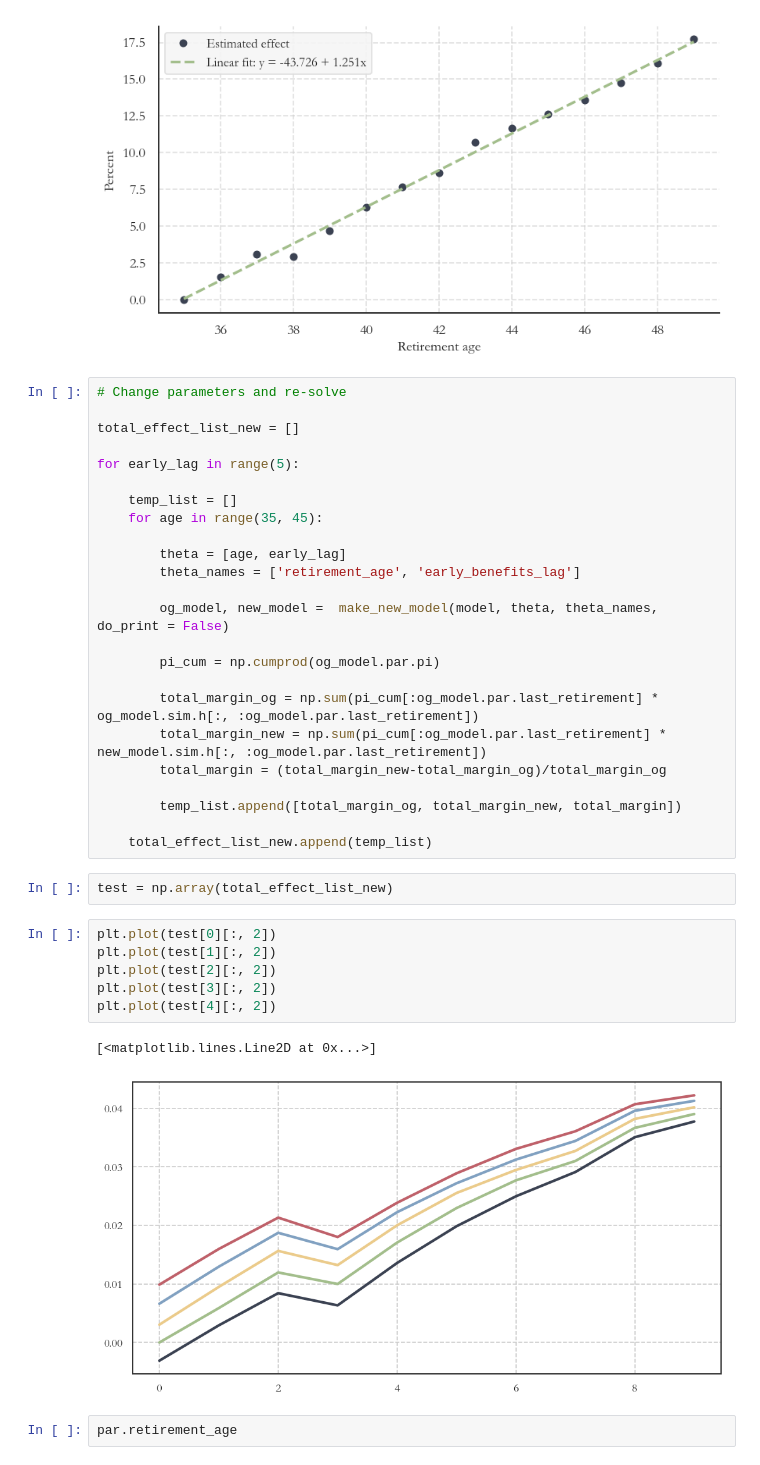
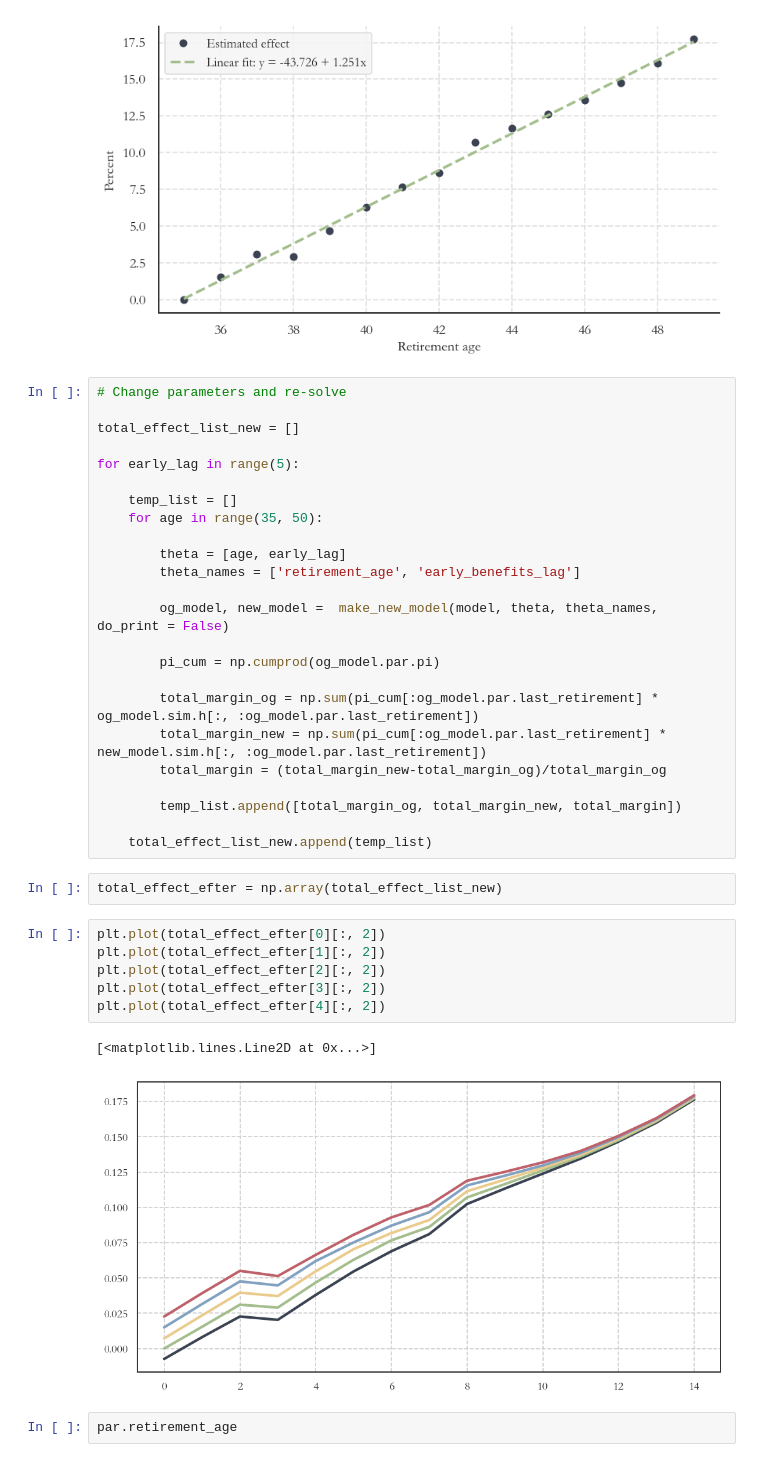
Before and after one commit to math869c/Design_retirement, a Jupyter notebook: Counter_factuals_loop.ipynb, the cells around one changed output. Drawn from its saved outputs; the diff is of its cells as text.

Commit message:
PLR: Opdateret lidt figurer

```diff
--- a/Counter_factuals_loop.ipynb
+++ b/Counter_factuals_loop.ipynb
@@ -67,7 +67,7 @@ total_effect_list_new = []
 for early_lag in range(5):
 
     temp_list = []
-    for age in range(35, 45):
+    for age in range(35, 50):
 
         theta = [age, early_lag]
         theta_names = ['retirement_age', 'early_benefits_lag']
@@ -84,16 +84,16 @@ for early_lag in range(5):
 
     total_effect_list_new.append(temp_list)
 # %%
-test = np.array(total_effect_list_new)
+total_effect_efter = np.array(total_effect_list_new)
 # %%
-plt.plot(test[0][:, 2])
-plt.plot(test[1][:, 2])
-plt.plot(test[2][:, 2])
-plt.plot(test[3][:, 2])
-plt.plot(test[4][:, 2])
+plt.plot(total_effect_efter[0][:, 2])
+plt.plot(total_effect_efter[1][:, 2])
+plt.plot(total_effect_efter[2][:, 2])
+plt.plot(total_effect_efter[3][:, 2])
+plt.plot(total_effect_efter[4][:, 2])
 # %% [output]
 [<matplotlib.lines.Line2D at 0x...>]
-[figure, old version]
+[figure, new version]
 # %%
 par.retirement_age
 # %% [output]
```
Also changed, not shown: 2 other files.
